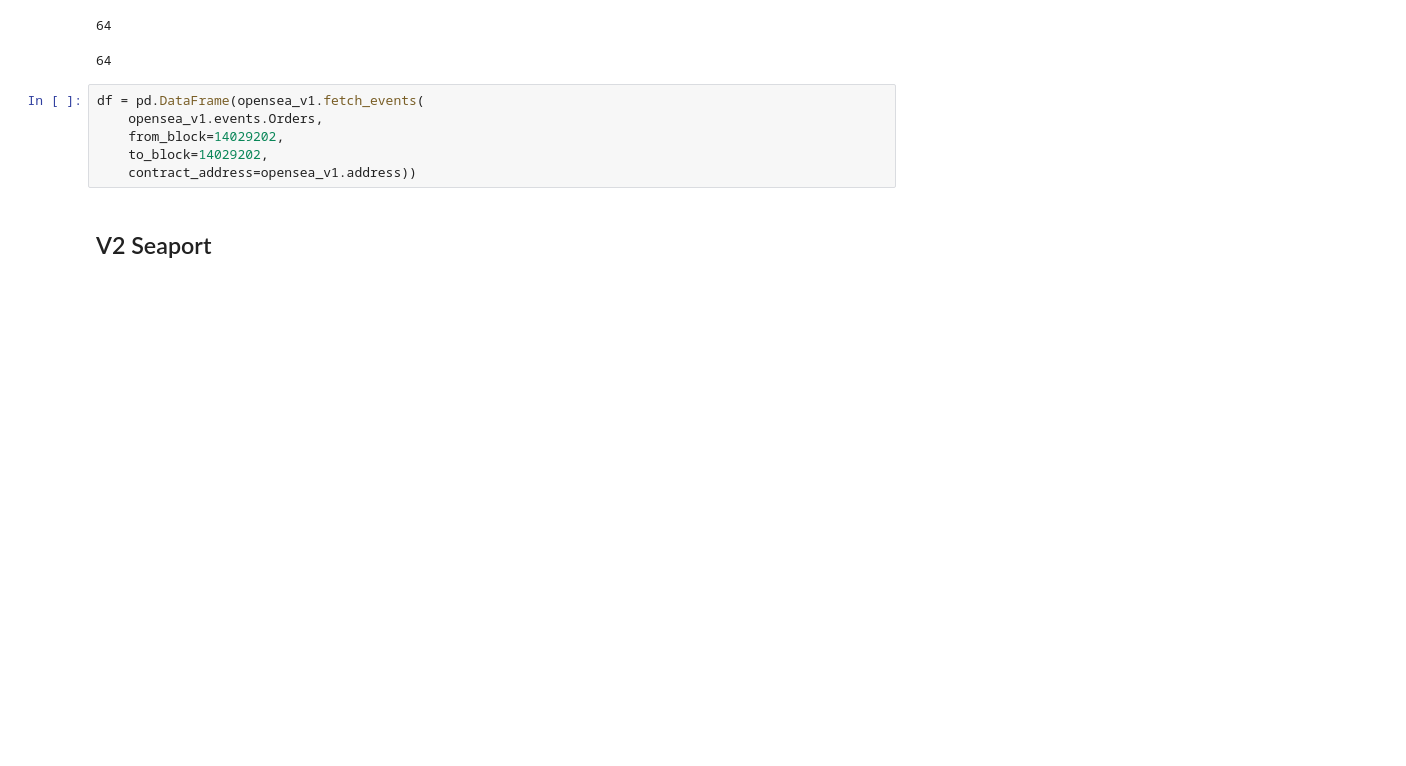
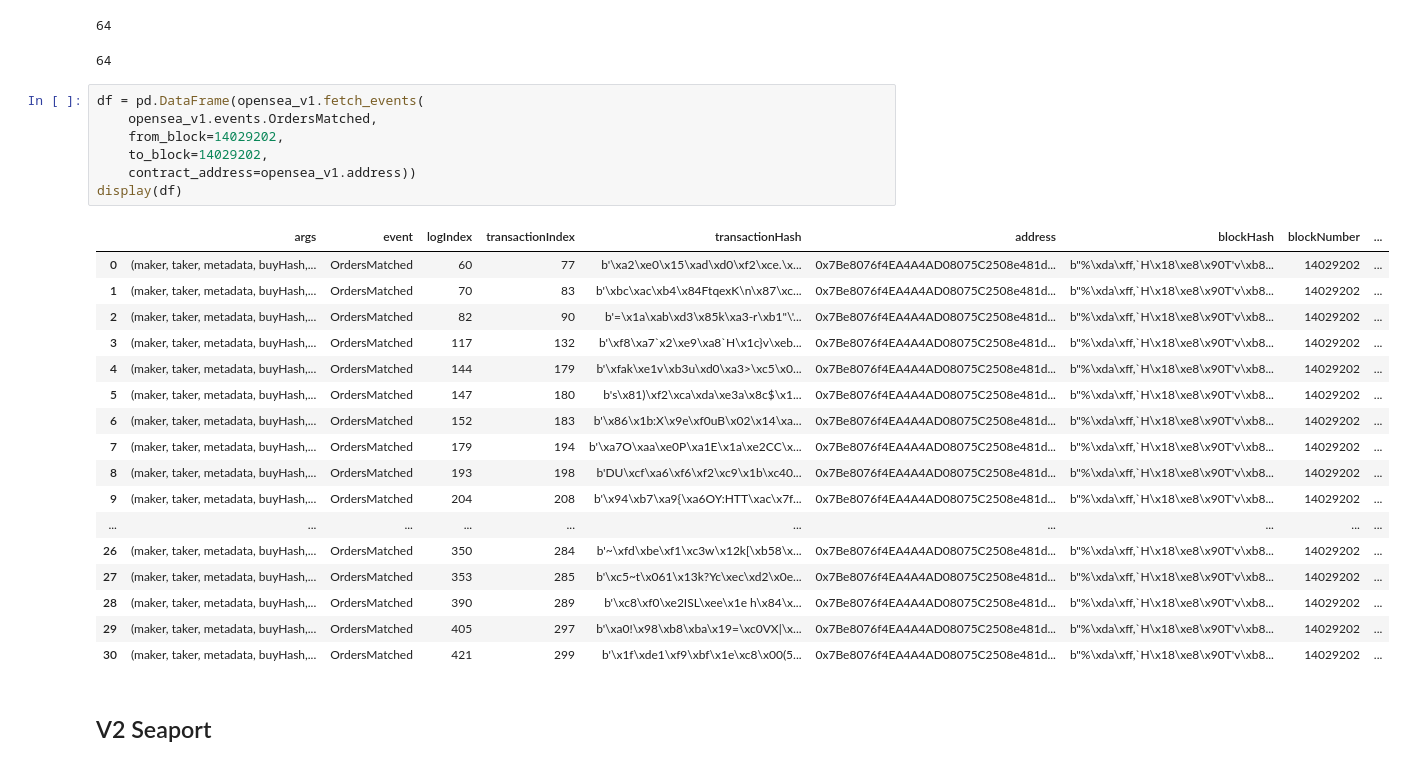
Before and after one commit to credmark/credmark-models-notebook, a Jupyter notebook: nft/opensea_tx.ipynb, the cells around one changed output. Cells and saved outputs as stored; diff of their text form; blank space fills up the shorter version.

```diff
--- a/nft/opensea_tx.ipynb
+++ b/nft/opensea_tx.ipynb
@@ -91,10 +91,29 @@ Name: 0, dtype: object
 64
 # %%
 df = pd.DataFrame(opensea_v1.fetch_events(
-    opensea_v1.events.Orders,
+    opensea_v1.events.OrdersMatched,
     from_block=14029202,
     to_block=14029202,
     contract_address=opensea_v1.address))
+display(df)
+# %% [output]
+|  | args | event | logIndex | transactionIndex | transactionHash | address | blockHash | blockNumber | ... |
+| 0 | (maker, taker, metadata, buyHash,... | OrdersMatched | 60 | 77 | b'\xa2\xe0\x15\xad\xd0\xf2\xce.\x... | 0x7Be8076f4EA4A4AD08075C2508e481d... | b"%\xda\xff,`H\x18\xe8\x90T'v\xb8... | 14029202 | ... |
+| 1 | (maker, taker, metadata, buyHash,... | OrdersMatched | 70 | 83 | b'\xbc\xac\xb4\x84FtqexK\n\x87\xc... | 0x7Be8076f4EA4A4AD08075C2508e481d... | b"%\xda\xff,`H\x18\xe8\x90T'v\xb8... | 14029202 | ... |
+| 2 | (maker, taker, metadata, buyHash,... | OrdersMatched | 82 | 90 | b'=\x1a\xab\xd3\x85k\xa3-r\xb1"\'... | 0x7Be8076f4EA4A4AD08075C2508e481d... | b"%\xda\xff,`H\x18\xe8\x90T'v\xb8... | 14029202 | ... |
+| 3 | (maker, taker, metadata, buyHash,... | OrdersMatched | 117 | 132 | b'\xf8\xa7`x2\xe9\xa8`H\x1c}v\xeb... | 0x7Be8076f4EA4A4AD08075C2508e481d... | b"%\xda\xff,`H\x18\xe8\x90T'v\xb8... | 14029202 | ... |
+| 4 | (maker, taker, metadata, buyHash,... | OrdersMatched | 144 | 179 | b'\xfak\xe1v\xb3u\xd0\xa3>\xc5\x0... | 0x7Be8076f4EA4A4AD08075C2508e481d... | b"%\xda\xff,`H\x18\xe8\x90T'v\xb8... | 14029202 | ... |
+| 5 | (maker, taker, metadata, buyHash,... | OrdersMatched | 147 | 180 | b's\x81)\xf2\xca\xda\xe3a\x8c$\x1... | 0x7Be8076f4EA4A4AD08075C2508e481d... | b"%\xda\xff,`H\x18\xe8\x90T'v\xb8... | 14029202 | ... |
+| 6 | (maker, taker, metadata, buyHash,... | OrdersMatched | 152 | 183 | b'\x86\x1b:X\x9e\xf0uB\x02\x14\xa... | 0x7Be8076f4EA4A4AD08075C2508e481d... | b"%\xda\xff,`H\x18\xe8\x90T'v\xb8... | 14029202 | ... |
+| 7 | (maker, taker, metadata, buyHash,... | OrdersMatched | 179 | 194 | b'\xa7O\xaa\xe0P\xa1E\x1a\xe2CC\x... | 0x7Be8076f4EA4A4AD08075C2508e481d... | b"%\xda\xff,`H\x18\xe8\x90T'v\xb8... | 14029202 | ... |
+| 8 | (maker, taker, metadata, buyHash,... | OrdersMatched | 193 | 198 | b'DU\xcf\xa6\xf6\xf2\xc9\x1b\xc40... | 0x7Be8076f4EA4A4AD08075C2508e481d... | b"%\xda\xff,`H\x18\xe8\x90T'v\xb8... | 14029202 | ... |
+| 9 | (maker, taker, metadata, buyHash,... | OrdersMatched | 204 | 208 | b'\x94\xb7\xa9{\xa6OY:HTT\xac\x7f... | 0x7Be8076f4EA4A4AD08075C2508e481d... | b"%\xda\xff,`H\x18\xe8\x90T'v\xb8... | 14029202 | ... |
+| ... | ... | ... | ... | ... | ... | ... | ... | ... | ... |
+| 26 | (maker, taker, metadata, buyHash,... | OrdersMatched | 350 | 284 | b'~\xfd\xbe\xf1\xc3w\x12k[\xb58\x... | 0x7Be8076f4EA4A4AD08075C2508e481d... | b"%\xda\xff,`H\x18\xe8\x90T'v\xb8... | 14029202 | ... |
+| 27 | (maker, taker, metadata, buyHash,... | OrdersMatched | 353 | 285 | b'\xc5~t\x061\x13k?Yc\xec\xd2\x0e... | 0x7Be8076f4EA4A4AD08075C2508e481d... | b"%\xda\xff,`H\x18\xe8\x90T'v\xb8... | 14029202 | ... |
+| 28 | (maker, taker, metadata, buyHash,... | OrdersMatched | 390 | 289 | b'\xc8\xf0\xe2ISL\xee\x1e h\x84\x... | 0x7Be8076f4EA4A4AD08075C2508e481d... | b"%\xda\xff,`H\x18\xe8\x90T'v\xb8... | 14029202 | ... |
+| 29 | (maker, taker, metadata, buyHash,... | OrdersMatched | 405 | 297 | b'\xa0!\x98\xb8\xba\x19=\xc0VX|\x... | 0x7Be8076f4EA4A4AD08075C2508e481d... | b"%\xda\xff,`H\x18\xe8\x90T'v\xb8... | 14029202 | ... |
+| 30 | (maker, taker, metadata, buyHash,... | OrdersMatched | 421 | 299 | b'\x1f\xde1\xf9\xbf\x1e\xc8\x00(5... | 0x7Be8076f4EA4A4AD08075C2508e481d... | b"%\xda\xff,`H\x18\xe8\x90T'v\xb8... | 14029202 | ... |
 # %% [markdown]
 ## V2 Seaport
 # %%
```
Also changed, not shown: parts of 1 cell of this notebook, 23 other files.
